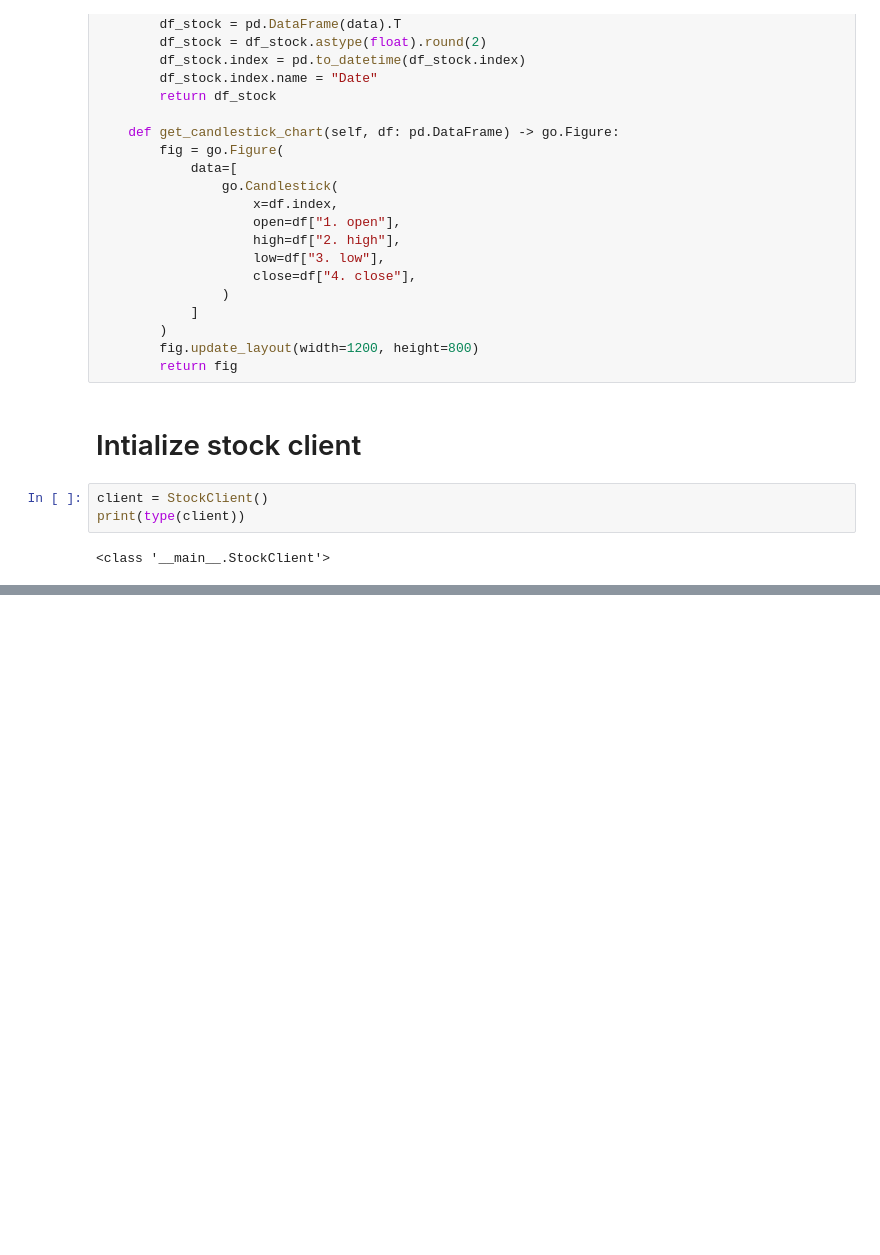
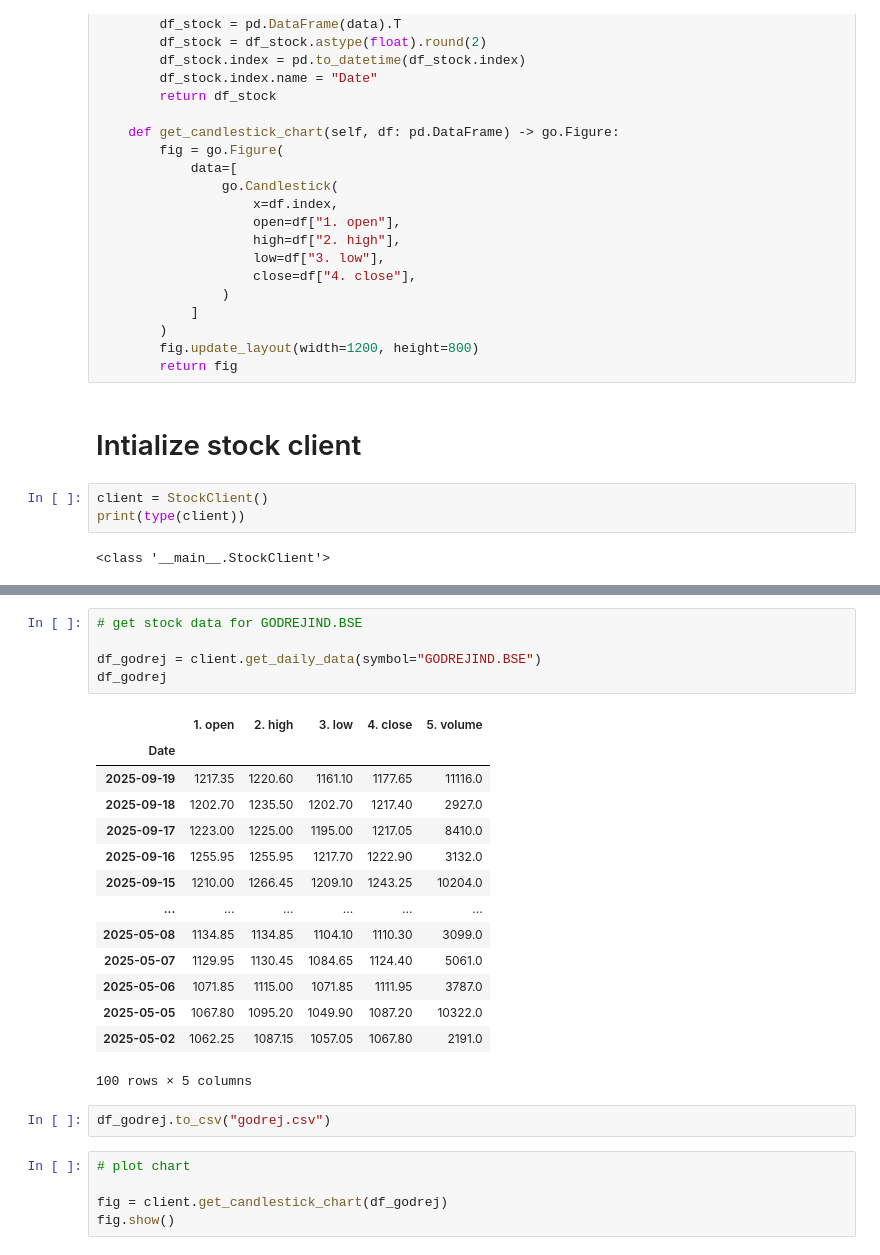
Before and after one commit to Ankitam1/api_project, a Jupyter notebook: api.ipynb, the cells around one changed output, grey strips where cells are left out. Cells and saved outputs as stored; diff of their text form; blank space fills up the shorter version.

```diff
--- a/api.ipynb
+++ b/api.ipynb
@@ -257,3 +257,30 @@ symbol_df
 | 3 | GODREJPROP.BSE | Godrej Properties Ltd | Equity | India/Bombay | 09:15 | 15:30 | UTC+5.5 | INR | ... |
 | 4 | 540743.BSE | Godrej Agrovet Limited | Equity | India/Bombay | 09:15 | 15:30 | UTC+5.5 | INR | ... |
 | 5 | 532424.BSE | Godrej Consumer Products Limited | Equity | India/Bombay | 09:15 | 15:30 | UTC+5.5 | INR | ... |
+# %%
+# get stock data for GODREJIND.BSE
+
+df_godrej = client.get_daily_data(symbol="GODREJIND.BSE")
+df_godrej
+# %% [output]
+|  | 1. open | 2. high | 3. low | 4. close | 5. volume |
+| Date |  |  |  |  |  |
+| 2025-09-19 | 1217.35 | 1220.60 | 1161.10 | 1177.65 | 11116.0 |
+| 2025-09-18 | 1202.70 | 1235.50 | 1202.70 | 1217.40 | 2927.0 |
+| 2025-09-17 | 1223.00 | 1225.00 | 1195.00 | 1217.05 | 8410.0 |
+| 2025-09-16 | 1255.95 | 1255.95 | 1217.70 | 1222.90 | 3132.0 |
+| 2025-09-15 | 1210.00 | 1266.45 | 1209.10 | 1243.25 | 10204.0 |
+| ... | ... | ... | ... | ... | ... |
+| 2025-05-08 | 1134.85 | 1134.85 | 1104.10 | 1110.30 | 3099.0 |
+| 2025-05-07 | 1129.95 | 1130.45 | 1084.65 | 1124.40 | 5061.0 |
+| 2025-05-06 | 1071.85 | 1115.00 | 1071.85 | 1111.95 | 3787.0 |
+| 2025-05-05 | 1067.80 | 1095.20 | 1049.90 | 1087.20 | 10322.0 |
+| 2025-05-02 | 1062.25 | 1087.15 | 1057.05 | 1067.80 | 2191.0 |
+100 rows × 5 columns
+# %%
+df_godrej.to_csv("godrej.csv")
+# %%
+# plot chart
+
+fig = client.get_candlestick_chart(df_godrej)
+fig.show()
```
Also changed, not shown: parts of 4 cells of this notebook, 1 other file.
